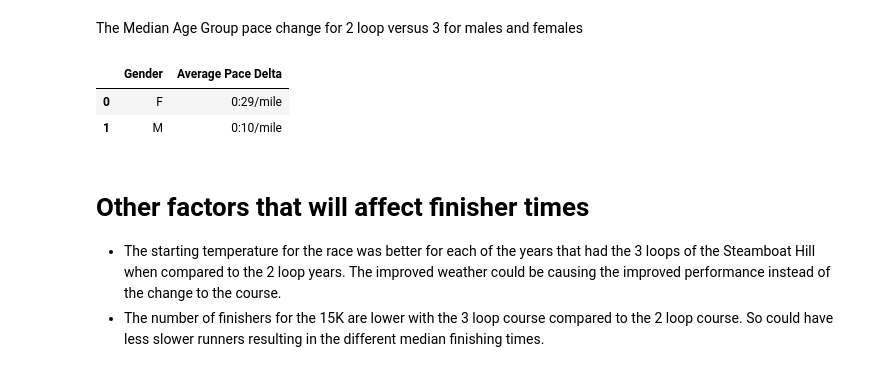
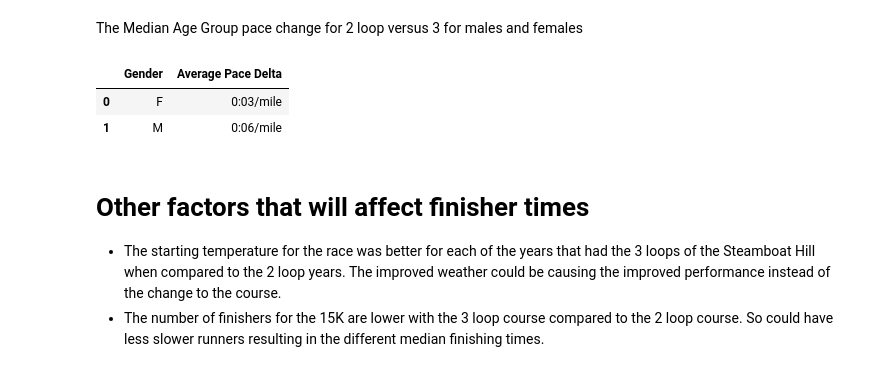
Before and after one commit to mbromberek/race_finisher_analyze, a Jupyter notebook: Steamboat_Dist_analyze.ipynb, the cells around one changed output. Drawn from its saved outputs; the diff is of its cells as text; code cells hidden in the pictures.

```diff
--- a/Steamboat_Dist_analyze.ipynb
+++ b/Steamboat_Dist_analyze.ipynb
@@ -506,9 +485,6 @@ display(loop_result[['Gender','Age Group'\
 # %% [markdown]
 The Median Age Group pace change for 2 loop versus 3 for males and females
 # %%
-
-# The unstack, stack is used to have a record for all age groups for all years and genders
-
 if stat['id'] == 'median':
     pace_df = loop_result.groupby(['Gender'])\
         .agg(pace_s=('diff_pace_s', 'median')
@@ -517,7 +493,8 @@ else:
     pace_df = loop_result.groupby(['Gender'])\
         .agg(pace_s=('diff_pace_s', 'mean')
             ).reset_index()
-pace_df[stat['value']+' Pace Delta'] = seconds_to_str(pace_df, 'pace_s', format='ms') + '/mile'
+pace_df['pace_s_abs'] = pace_df['pace_s'].abs()
+pace_df[stat['value']+' Pace Delta'] = seconds_to_str(pace_df, 'pace_s_abs', format='ms') + '/mile'
 display(pace_df[['Gender',stat['value']+' Pace Delta']])
 # %% [output]
 |  | Gender | Average Pace Delta |
@@ -532,3 +511,5 @@ Using the top 3 finishers for each age group the median finish time for men and
+# %%
+stat = stat_dict['avg']
 # %%
 race_results['age_grp_place'] = race_results.groupby(['year','gender','age_group']).cumcount()
 age_grp_top3 = race_results[race_results['age_grp_place'] <3]
@@ -756,18 +738,19 @@ The Median Age Group pace change for 2 loop versus 3 for males and females
 # %%
 if stat['id'] == 'median':
     pace_df = loop_result.groupby(['Gender'])\
         .agg(pace_s=('diff_pace_s', 'median')
             ).reset_index()
 else:
     pace_df = loop_result.groupby(['Gender'])\
         .agg(pace_s=('diff_pace_s', 'mean')
             ).reset_index()
-pace_df[stat['value']+' Pace Delta'] = seconds_to_str(pace_df, 'pace_s', format='ms') + '/mile'
+pace_df['pace_s_abs'] = pace_df['pace_s'].abs()
+pace_df[stat['value']+' Pace Delta'] = seconds_to_str(pace_df, 'pace_s_abs', format='ms') + '/mile'
 display(pace_df[['Gender',stat['value']+' Pace Delta']])
 # %% [output]
 |  | Gender | Average Pace Delta |
-| 0 | F | 0:29/mile |
-| 1 | M | 0:10/mile |
+| 0 | F | 0:03/mile |
+| 1 | M | 0:06/mile |
 # %% [markdown]
 <a id='otherfactors'></a>
 # Other factors that will affect finisher times
```
Also changed, not shown: parts of 15 cells of this notebook.
